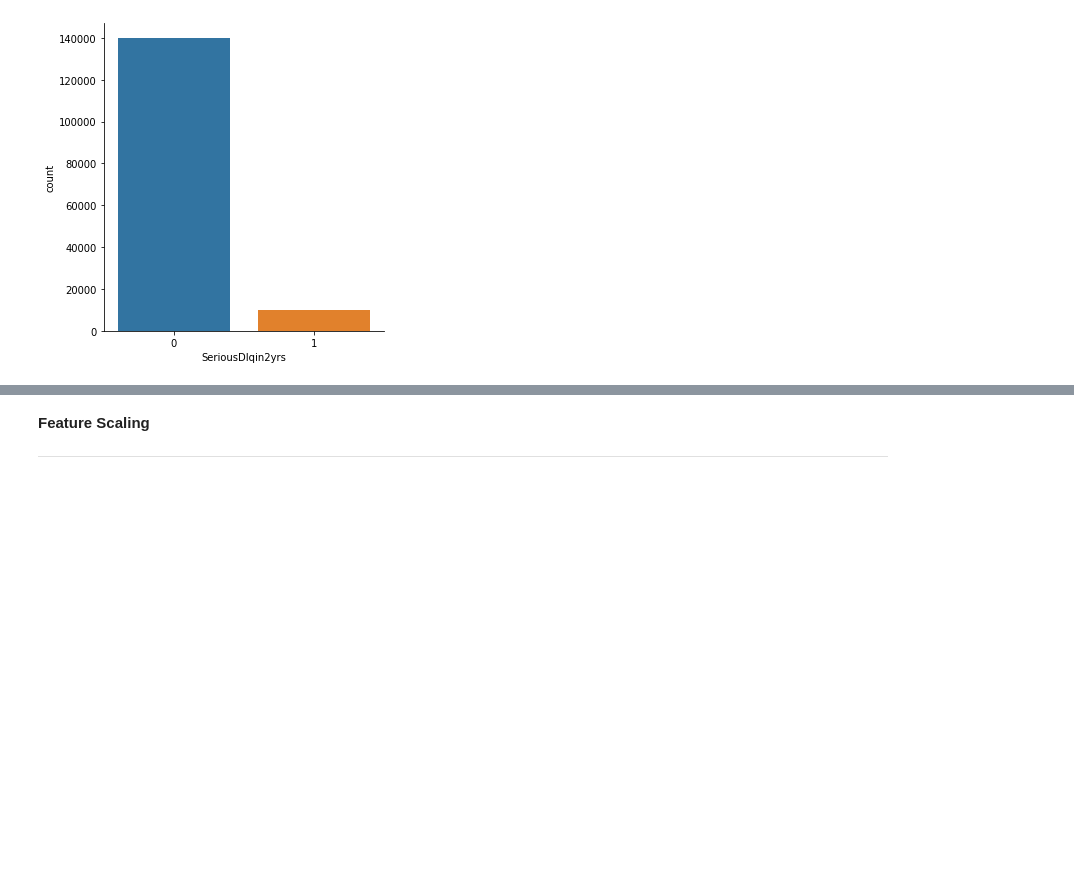
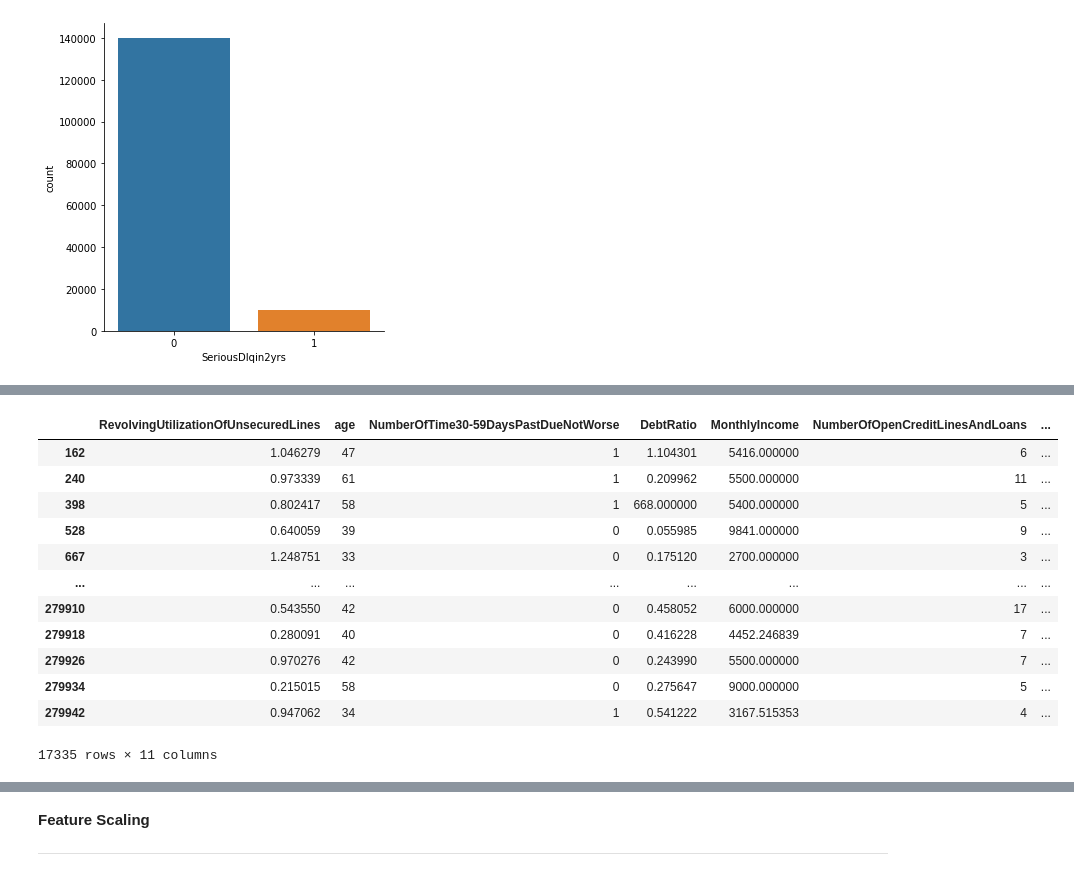
Before and after one commit to PDCaire10/USIL_Capstone_202202_G10_MLP_Bagging, a Jupyter notebook: Modelo_MLP+Bagging.ipynb, the cells around one changed output, grey strips where cells are left out. Drawn from its saved outputs; the diff is of its cells as text; code cells hidden in the pictures; blank space fills up the shorter version.

```diff
--- a/Modelo_MLP+Bagging.ipynb
+++ b/Modelo_MLP+Bagging.ipynb
@@ -317,0 +377,16 @@ datos_balanceados_sm.shape
+# %%
+data_media1_1
+# %% [output]
+|  | RevolvingUtilizationOfUnsecuredLines | age | NumberOfTime30-59DaysPastDueNotWorse | DebtRatio | MonthlyIncome | NumberOfOpenCreditLinesAndLoans | ... |
+| 162 | 1.046279 | 47 | 1 | 1.104301 | 5416.000000 | 6 | ... |
+| 240 | 0.973339 | 61 | 1 | 0.209962 | 5500.000000 | 11 | ... |
+| 398 | 0.802417 | 58 | 1 | 668.000000 | 5400.000000 | 5 | ... |
+| 528 | 0.640059 | 39 | 0 | 0.055985 | 9841.000000 | 9 | ... |
+| 667 | 1.248751 | 33 | 0 | 0.175120 | 2700.000000 | 3 | ... |
+| ... | ... | ... | ... | ... | ... | ... | ... |
+| 279910 | 0.543550 | 42 | 0 | 0.458052 | 6000.000000 | 17 | ... |
+| 279918 | 0.280091 | 40 | 0 | 0.416228 | 4452.246839 | 7 | ... |
+| 279926 | 0.970276 | 42 | 0 | 0.243990 | 5500.000000 | 7 | ... |
+| 279934 | 0.215015 | 58 | 0 | 0.275647 | 9000.000000 | 5 | ... |
+| 279942 | 0.947062 | 34 | 1 | 0.541222 | 3167.515353 | 4 | ... |
+17335 rows × 11 columns
```
Also changed, not shown: parts of 39 cells of this notebook.
